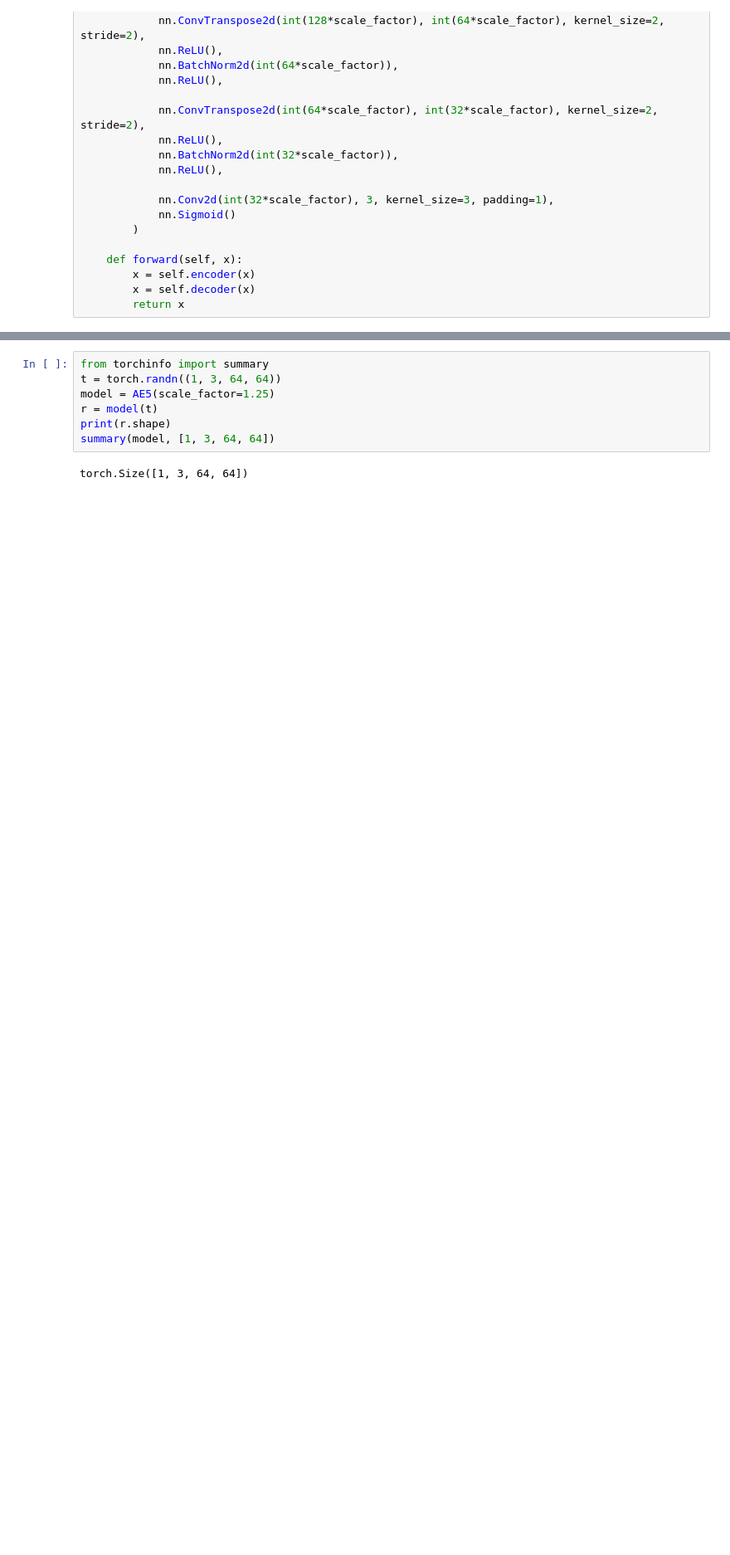
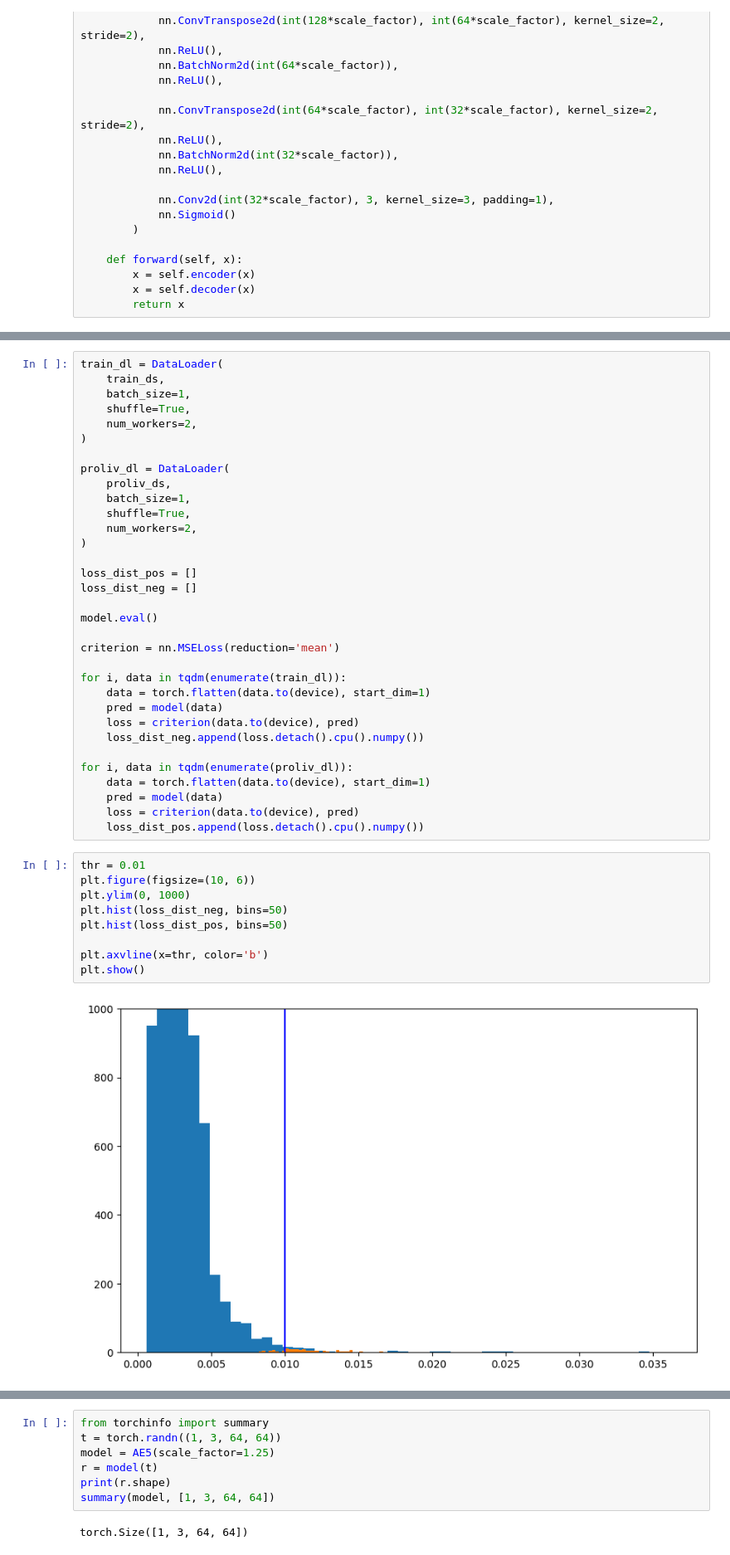
Before and after one commit to InfinitasFish/image_proc_gen, a Jupyter notebook: notebook0caa656df8.ipynb, the cells around one changed output, grey strips where cells are left out. Shown at 83% size. Cells and saved outputs as stored; diff of their text form; blank space fills up the shorter version.

```diff
--- a/notebook0caa656df8.ipynb
+++ b/notebook0caa656df8.ipynb
@@ -200,0 +368,44 @@ class AE5(nn.Module):
+# %%
+train_dl = DataLoader(
+    train_ds,
+    batch_size=1,
+    shuffle=True,
+    num_workers=2,
+)
+
+proliv_dl = DataLoader(
+    proliv_ds,
+    batch_size=1,
+    shuffle=True,
+    num_workers=2,
+)
+
+loss_dist_pos = []
+loss_dist_neg = []
+
+model.eval()
+
+criterion = nn.MSELoss(reduction='mean')
+
+for i, data in tqdm(enumerate(train_dl)):
+    data = torch.flatten(data.to(device), start_dim=1)
+    pred = model(data)
+    loss = criterion(data.to(device), pred)
+    loss_dist_neg.append(loss.detach().cpu().numpy())
+
+for i, data in tqdm(enumerate(proliv_dl)):
+    data = torch.flatten(data.to(device), start_dim=1)
+    pred = model(data)
+    loss = criterion(data.to(device), pred)
+    loss_dist_pos.append(loss.detach().cpu().numpy())
+# %%
+thr = 0.01
+plt.figure(figsize=(10, 6))
+plt.ylim(0, 1000)
+plt.hist(loss_dist_neg, bins=50)
+plt.hist(loss_dist_pos, bins=50)
+
+plt.axvline(x=thr, color='b')
+plt.show()
+# %% [output]
+[figure, added]
```
Also changed, not shown: parts of 13 cells of this notebook.
